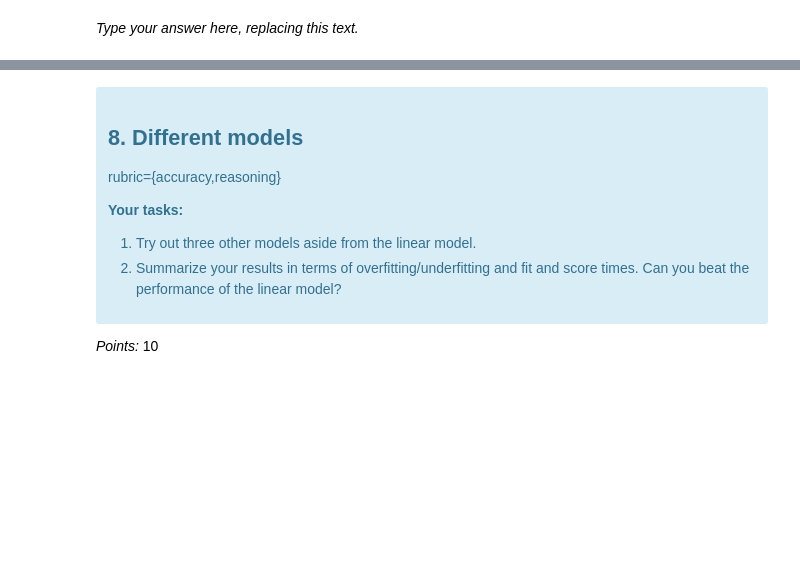
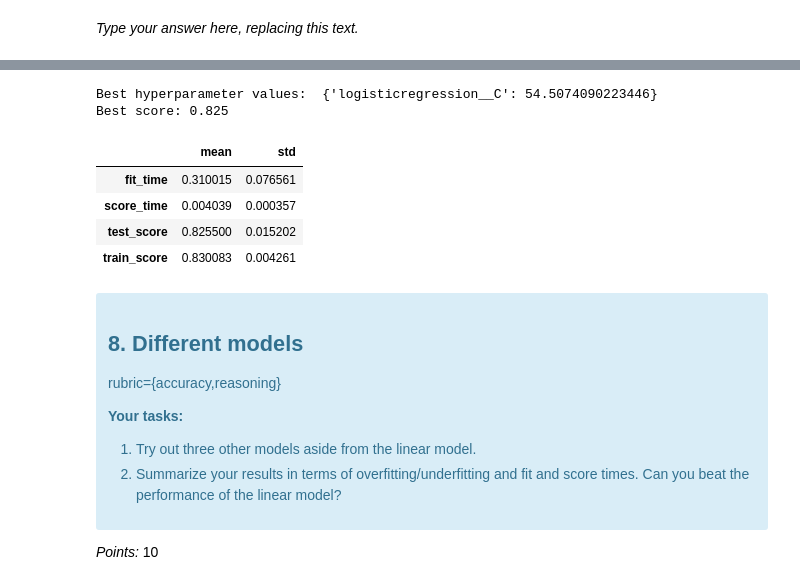
Before and after one commit to UBC-MDS/dsci573-lab4-auyeung-chan, a Jupyter notebook: lab4.ipynb, the cells around one changed output, grey strips where cells are left out. Drawn from its saved outputs; the diff is of its cells as text; code cells hidden in the pictures; blank space fills up the shorter version.

```diff
--- a/lab4.ipynb
+++ b/lab4.ipynb
@@ -356,0 +364,16 @@ _Type your answer here, replacing this text._
+# %%
+param_grid = {
+    "logisticregression__C": loguniform(1e-3, 1e3)}
+
+pipe_lr = make_pipeline(column_transformer, LogisticRegression(max_iter = 2000))
+
+random_search = RandomizedSearchCV(
+    pipe_lr,
+    param_grid,
+    n_iter=50,
+    n_jobs=-1,
+    random_state=69,
+    return_train_score=True,
+)
+# %%
+random_search.fit(X_train, y_train)
@@ -357,3 +398,23 @@ _Type your answer here, replacing this text._
+# %%
+print("Best hyperparameter values: ", random_search.best_params_)
+print("Best score: %0.3f" % (random_search.best_score_))
+# %% [output]
+Best hyperparameter values:  {'logisticregression__C': 54.5074090223446}
+Best score: 0.825
+# %%
+best_c = random_search.best_params_['logisticregression__C']
+pipe_lr_opt = make_pipeline(column_transformer, LogisticRegression(max_iter = 2000, C = best_c))
+# %%
+result = cross_validate( pipe_lr_opt, X_train, y_train, cv = 5, return_train_score = True)
+# %%
+result_dict[ 'lr'] = pd.DataFrame( result).agg( [ 'mean', 'std']).T
+result_dict['lr']
+# %% [output]
+|  | mean | std |
+| fit_time | 0.310015 | 0.076561 |
+| score_time | 0.004039 | 0.000357 |
+| test_score | 0.825500 | 0.015202 |
+| train_score | 0.830083 | 0.004261 |
 # %% [markdown]
 <!-- END QUESTION -->
 
```
Also changed, not shown: parts of 6 cells of this notebook.
